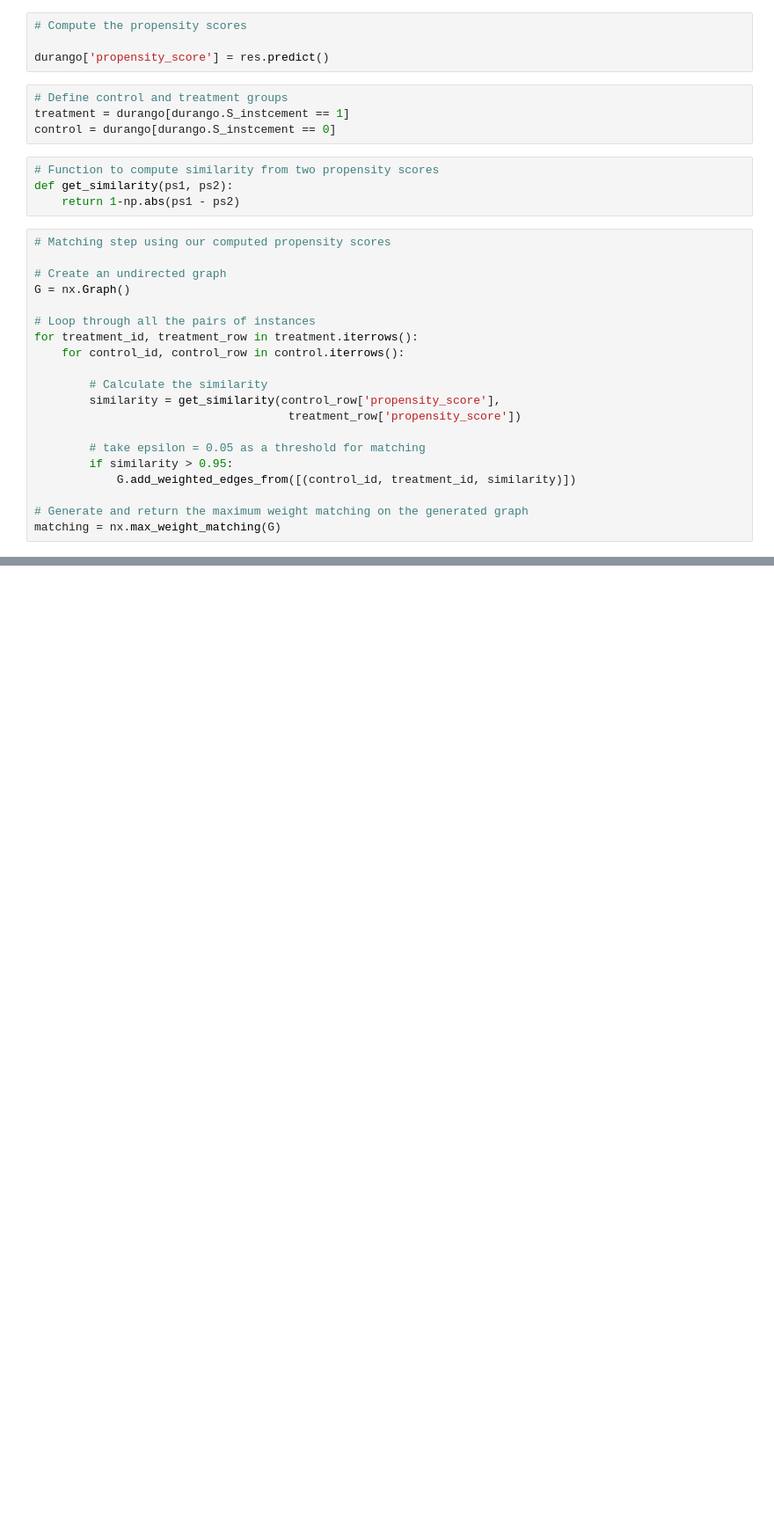
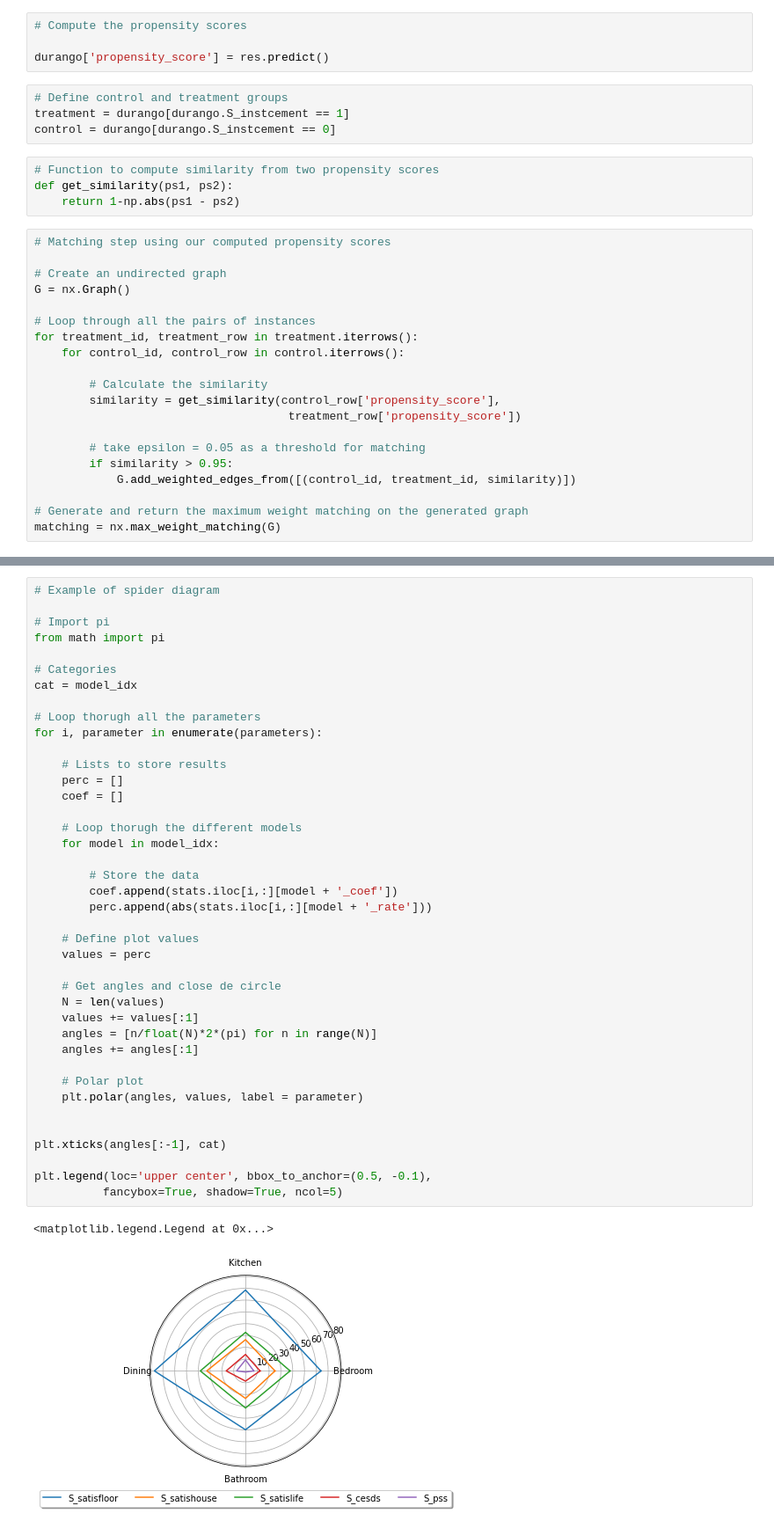
Before and after one commit to epfl-ada/ada-2020-project-milestone-p3-p3_team-fondue, a Jupyter notebook: analysis_notebook.ipynb, the cells around one changed output, grey strips where cells are left out. Shown at 88% size. Saved outputs shown, nothing was run; the diff lists cells and outputs as text; blank space fills up the shorter version.

```diff
--- a/analysis_notebook.ipynb
+++ b/analysis_notebook.ipynb
@@ -155,0 +650,43 @@ The number of matched pairs is 650, and the number of unmatched ones is 86.
+# %%
+# Example of spider diagram
+
+# Import pi
+from math import pi
+
+# Categories
+cat = model_idx
+
+# Loop thorugh all the parameters
+for i, parameter in enumerate(parameters):
+
+    # Lists to store results
+    perc = []
+    coef = []
+
+    # Loop thorugh the different models
+    for model in model_idx:
+
+        # Store the data
+        coef.append(stats.iloc[i,:][model + '_coef'])
+        perc.append(abs(stats.iloc[i,:][model + '_rate']))
+
+    # Define plot values
+    values = perc
+
+    # Get angles and close de circle
+    N = len(values)
+    values += values[:1]
+    angles = [n/float(N)*2*(pi) for n in range(N)]
+    angles += angles[:1]
+
+    # Polar plot
+    plt.polar(angles, values, label = parameter)
+
+
+plt.xticks(angles[:-1], cat)
+
+plt.legend(loc='upper center', bbox_to_anchor=(0.5, -0.1),
+          fancybox=True, shadow=True, ncol=5)
+# %% [output]
+<matplotlib.legend.Legend at 0x...>
+[figure, added]
```
Also changed, not shown: parts of 46 cells of this notebook, 2 other files.
